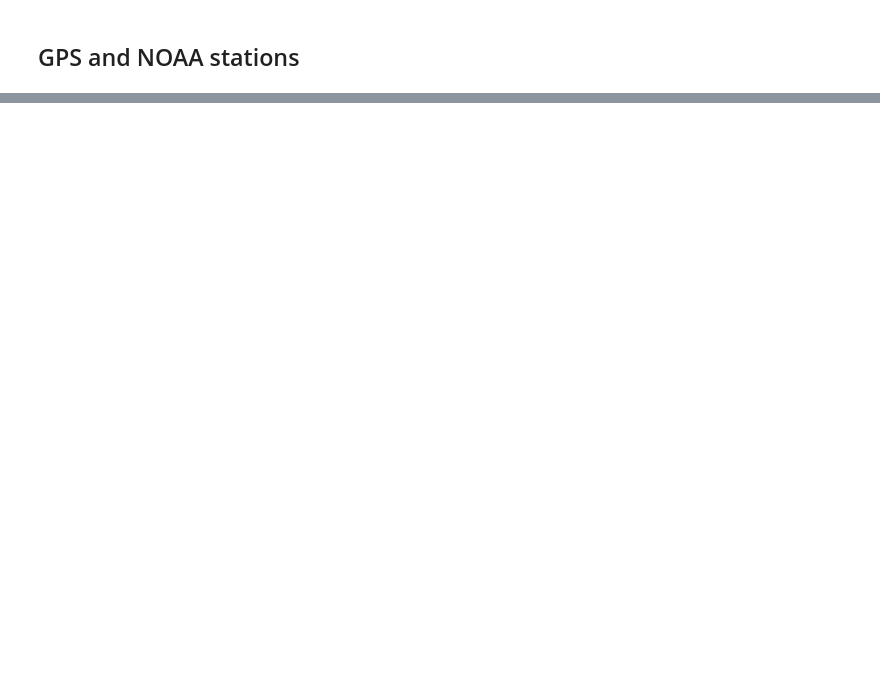
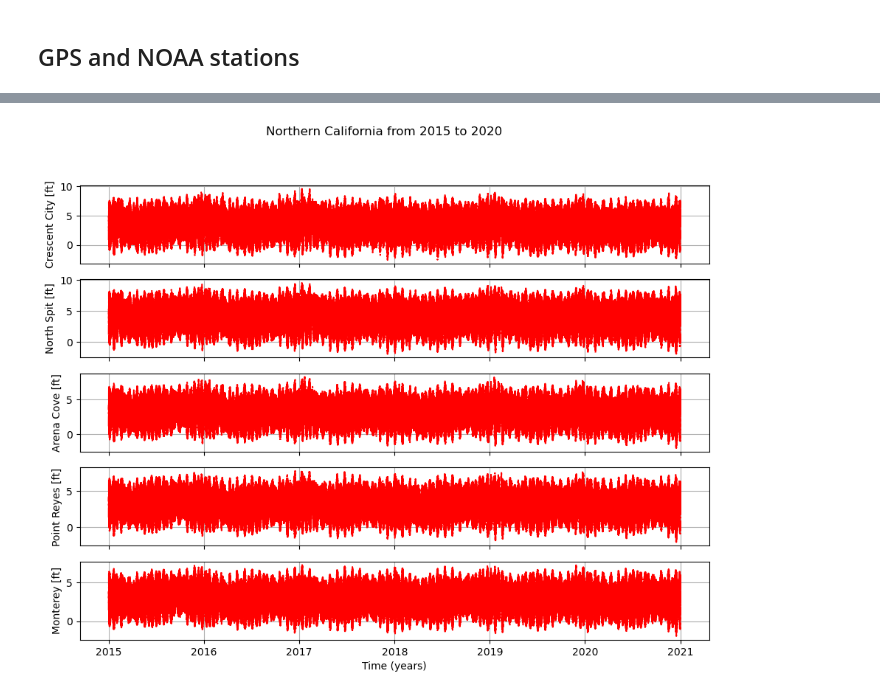
Before and after one commit to Benz-Poobua/Undergrad-Research-2, a Jupyter notebook: GPS-NOAA geodetic-climatic data.ipynb, the cells around one changed output, grey strips where cells are left out. Saved outputs shown, nothing was run; the diff lists cells and outputs as text; code cells hidden in the pictures; blank space fills up the shorter version.

```diff
--- a/GPS-NOAA geodetic-climatic data.ipynb
+++ b/GPS-NOAA geodetic-climatic data.ipynb
@@ -204,0 +348,13 @@ See the caveats in the documentation: https://pandas.pydata.org/pandas-docs/stab
+# %%
+#Northern California (2015-2020)
+fig,ax=plt.subplots(5,1,figsize=(11,8),sharex=True)
+fig.suptitle('Northern California from 2015 to 2020')
+ax[0].plot(Crescent_City_2015_2020['Datetime'], Crescent_City_2015_2020['Verified (ft)'], '-.r');ax[0].grid(True);ax[0].set_ylabel('Crescent City [ft]')
+ax[1].plot(North_Spit_2015_2020['Datetime'], North_Spit_2015_2020['Verified (ft)'], '-.r');ax[1].grid(True);ax[1].set_ylabel('North Spit [ft]')
+ax[2].plot(Arena_Cove_2015_2020['Datetime'], Arena_Cove_2015_2020['Verified (ft)'], '-.r');ax[2].grid(True);ax[2].set_ylabel('Arena Cove [ft]')
+ax[3].plot(Point_Reyes_2015_2020['Datetime'], Point_Reyes_2015_2020['Verified (ft)'], '-.r');ax[3].grid(True);ax[3].set_ylabel('Point Reyes [ft]')
+ax[4].plot(Monterey_2015_2020['Datetime'], Monterey_2015_2020['Verified (ft)'], '-.r');ax[4].grid(True);ax[4].set_ylabel('Monterey [ft]')
+ax[4].set_xlabel('Time (years)')
+plt.show()
+# %% [output]
+[figure, added]
```
Also changed, not shown: parts of 20 cells of this notebook.
